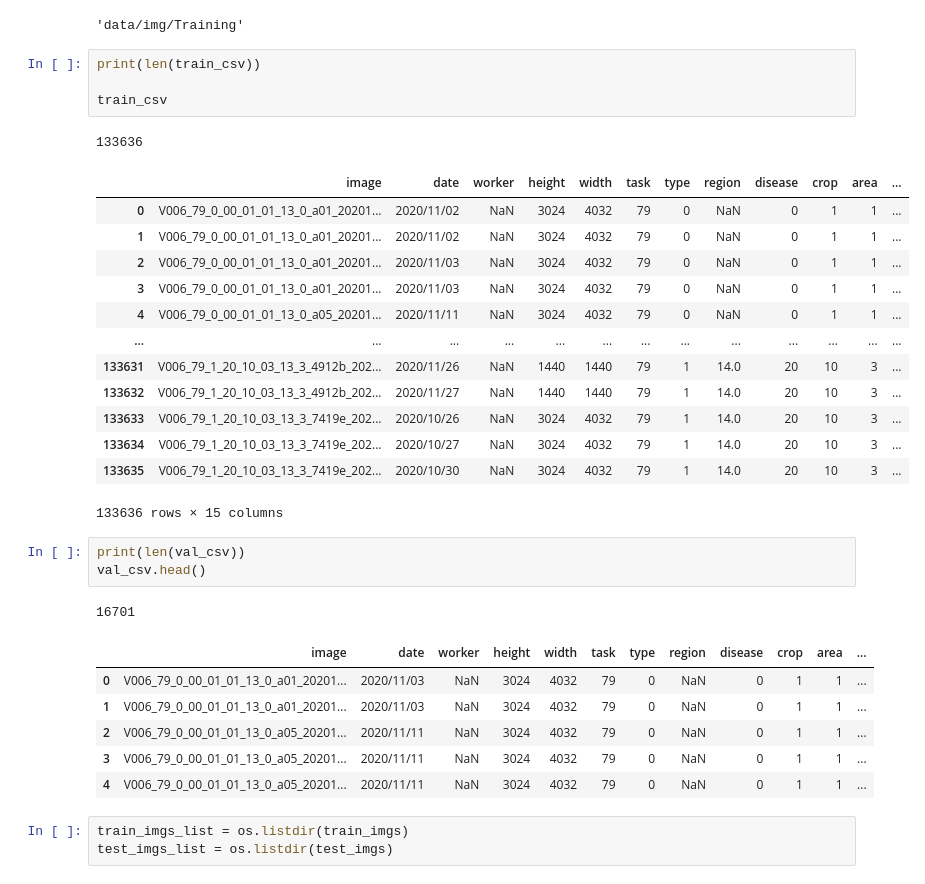
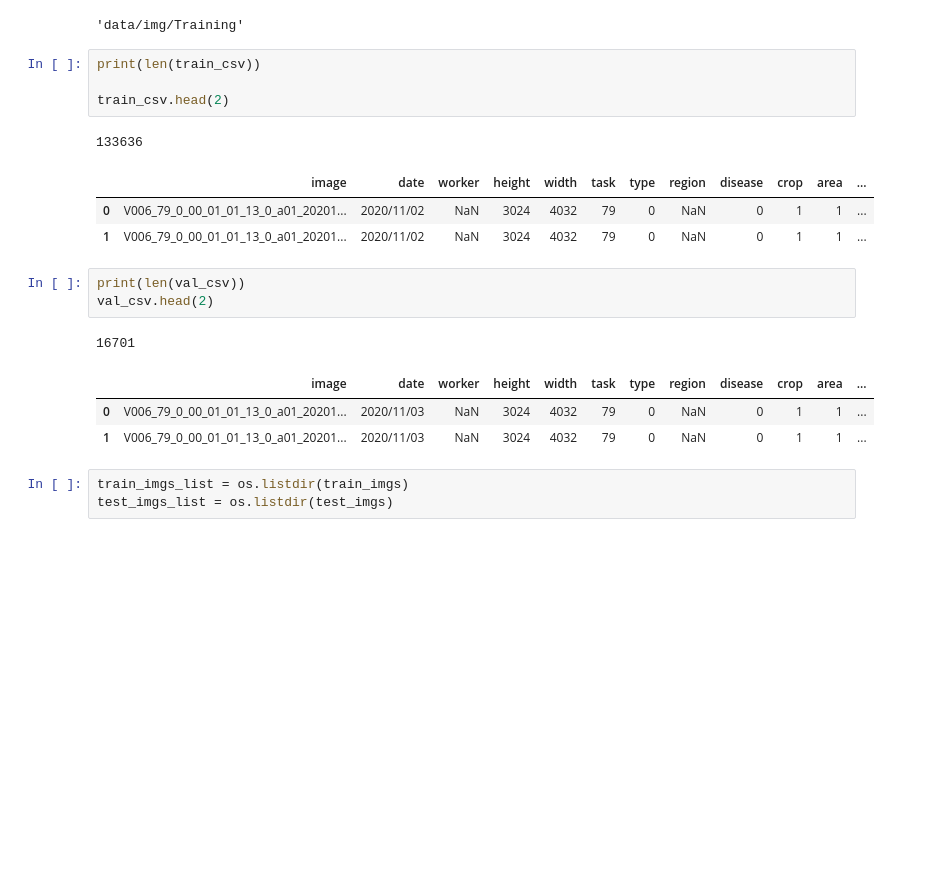
Before and after one commit to dongkyuseo/project02, a Jupyter notebook: 03_이미지분석_서동규.ipynb, the cells around one changed output. Saved outputs shown, nothing was run; the diff lists cells and outputs as text; blank space fills up the shorter version.

```diff
--- a/03_이미지분석_서동규.ipynb
+++ b/03_이미지분석_서동규.ipynb
@@ -25,33 +29,20 @@ train_imgs
 # %%
 print(len(train_csv))
 
-train_csv
+train_csv.head(2)
 # %% [output]
 133636
 |  | image | date | worker | height | width | task | type | region | disease | crop | area | ... |
 | 0 | V006_79_0_00_01_01_13_0_a01_20201... | 2020/11/02 | NaN | 3024 | 4032 | 79 | 0 | NaN | 0 | 1 | 1 | ... |
 | 1 | V006_79_0_00_01_01_13_0_a01_20201... | 2020/11/02 | NaN | 3024 | 4032 | 79 | 0 | NaN | 0 | 1 | 1 | ... |
-| 2 | V006_79_0_00_01_01_13_0_a01_20201... | 2020/11/03 | NaN | 3024 | 4032 | 79 | 0 | NaN | 0 | 1 | 1 | ... |
-| 3 | V006_79_0_00_01_01_13_0_a01_20201... | 2020/11/03 | NaN | 3024 | 4032 | 79 | 0 | NaN | 0 | 1 | 1 | ... |
-| 4 | V006_79_0_00_01_01_13_0_a05_20201... | 2020/11/11 | NaN | 3024 | 4032 | 79 | 0 | NaN | 0 | 1 | 1 | ... |
-| ... | ... | ... | ... | ... | ... | ... | ... | ... | ... | ... | ... | ... |
-| 133631 | V006_79_1_20_10_03_13_3_4912b_202... | 2020/11/26 | NaN | 1440 | 1440 | 79 | 1 | 14.0 | 20 | 10 | 3 | ... |
-| 133632 | V006_79_1_20_10_03_13_3_4912b_202... | 2020/11/27 | NaN | 1440 | 1440 | 79 | 1 | 14.0 | 20 | 10 | 3 | ... |
-| 133633 | V006_79_1_20_10_03_13_3_7419e_202... | 2020/10/26 | NaN | 3024 | 4032 | 79 | 1 | 14.0 | 20 | 10 | 3 | ... |
-| 133634 | V006_79_1_20_10_03_13_3_7419e_202... | 2020/10/27 | NaN | 3024 | 4032 | 79 | 1 | 14.0 | 20 | 10 | 3 | ... |
-| 133635 | V006_79_1_20_10_03_13_3_7419e_202... | 2020/10/30 | NaN | 3024 | 4032 | 79 | 1 | 14.0 | 20 | 10 | 3 | ... |
-133636 rows × 15 columns
 # %%
 print(len(val_csv))
-val_csv.head()
+val_csv.head(2)
 # %% [output]
 16701
 |  | image | date | worker | height | width | task | type | region | disease | crop | area | ... |
 | 0 | V006_79_0_00_01_01_13_0_a01_20201... | 2020/11/03 | NaN | 3024 | 4032 | 79 | 0 | NaN | 0 | 1 | 1 | ... |
 | 1 | V006_79_0_00_01_01_13_0_a01_20201... | 2020/11/03 | NaN | 3024 | 4032 | 79 | 0 | NaN | 0 | 1 | 1 | ... |
-| 2 | V006_79_0_00_01_01_13_0_a05_20201... | 2020/11/11 | NaN | 3024 | 4032 | 79 | 0 | NaN | 0 | 1 | 1 | ... |
-| 3 | V006_79_0_00_01_01_13_0_a05_20201... | 2020/11/11 | NaN | 3024 | 4032 | 79 | 0 | NaN | 0 | 1 | 1 | ... |
-| 4 | V006_79_0_00_01_01_13_0_a05_20201... | 2020/11/11 | NaN | 3024 | 4032 | 79 | 0 | NaN | 0 | 1 | 1 | ... |
 # %%
 train_imgs_list = os.listdir(train_imgs)
 test_imgs_list = os.listdir(test_imgs)
```
Also changed, not shown: parts of 36 cells of this notebook.
